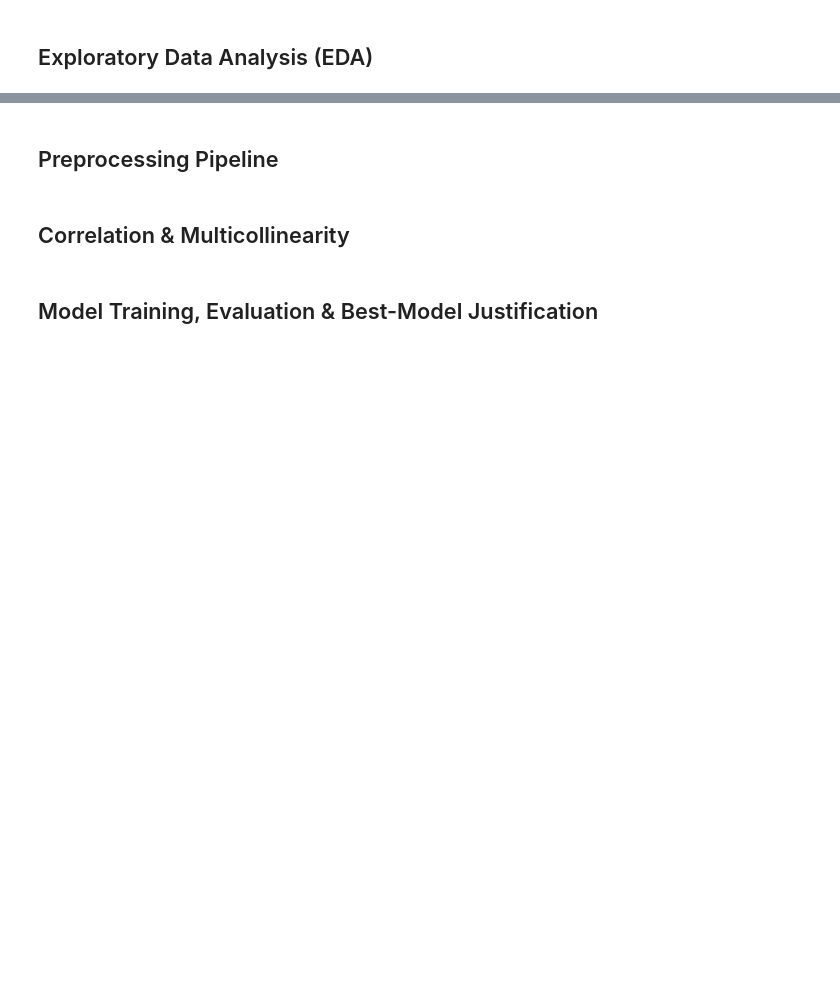
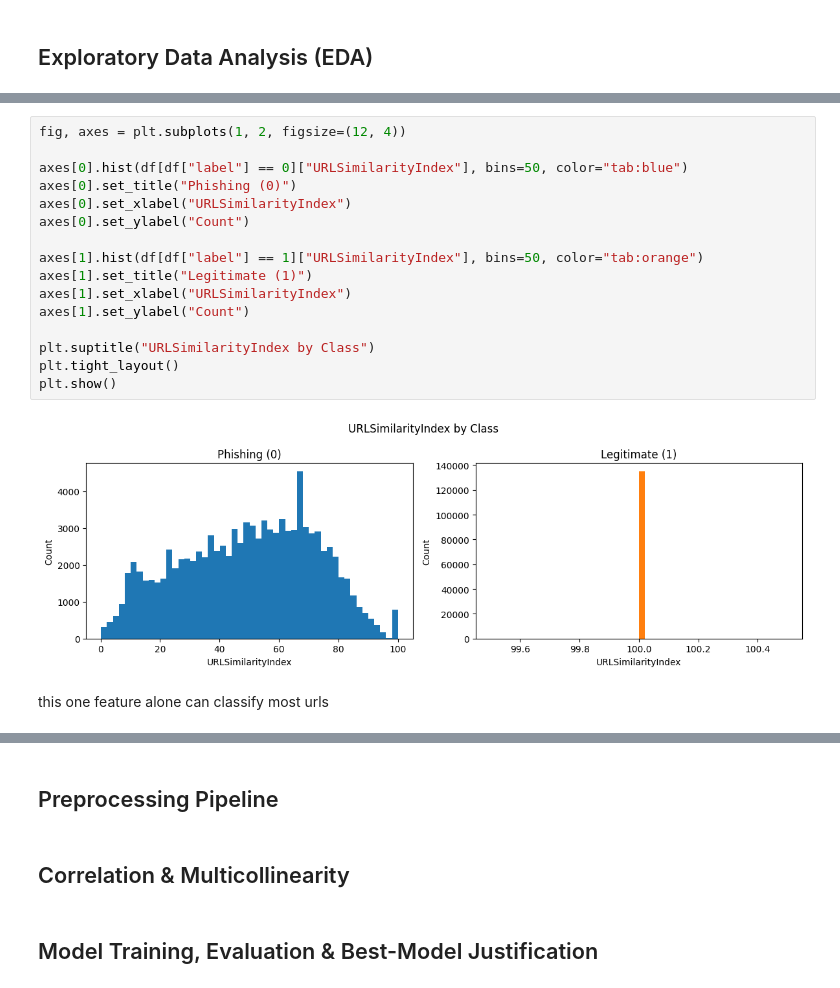
Before and after one commit to nafisa-n01/Phishing-URL-Detection, a Jupyter notebook: Phishing_URL_Detection.ipynb, the cells around one changed output, grey strips where cells are left out. Drawn from its saved outputs; the diff is of its cells as text; blank space fills up the shorter version.

```diff
--- a/Phishing_URL_Detection.ipynb
+++ b/Phishing_URL_Detection.ipynb
@@ -255,0 +544,20 @@ legit[page_cols].sample(4, random_state=42)
+# %%
+fig, axes = plt.subplots(1, 2, figsize=(12, 4))
+
+axes[0].hist(df[df["label"] == 0]["URLSimilarityIndex"], bins=50, color="tab:blue")
+axes[0].set_title("Phishing (0)")
+axes[0].set_xlabel("URLSimilarityIndex")
+axes[0].set_ylabel("Count")
+
+axes[1].hist(df[df["label"] == 1]["URLSimilarityIndex"], bins=50, color="tab:orange")
+axes[1].set_title("Legitimate (1)")
+axes[1].set_xlabel("URLSimilarityIndex")
+axes[1].set_ylabel("Count")
+
+plt.suptitle("URLSimilarityIndex by Class")
+plt.tight_layout()
+plt.show()
+# %% [output]
+[figure, added]
+# %% [markdown]
+this one feature alone can classify most urls
```
Also changed, not shown: parts of 43 cells of this notebook.
